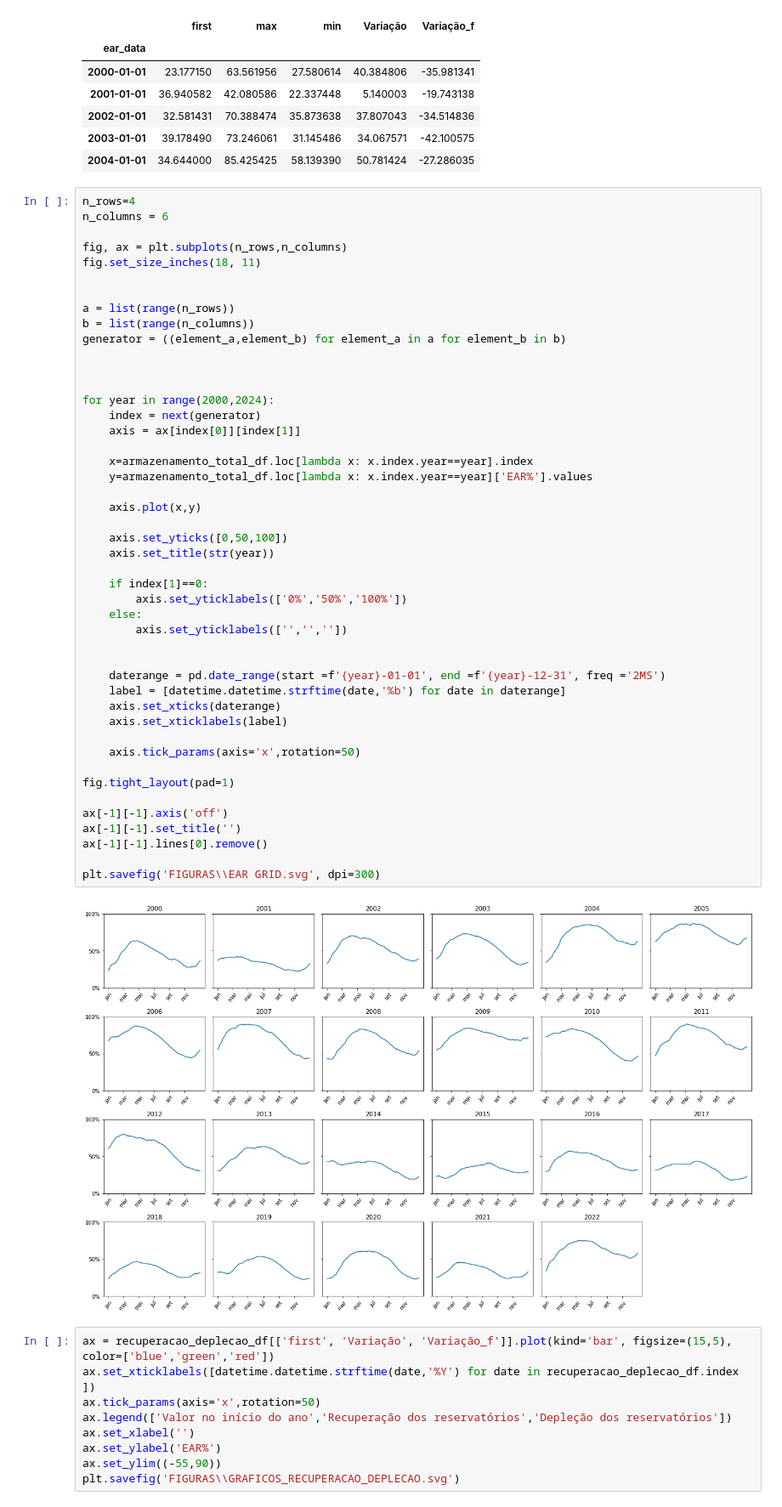
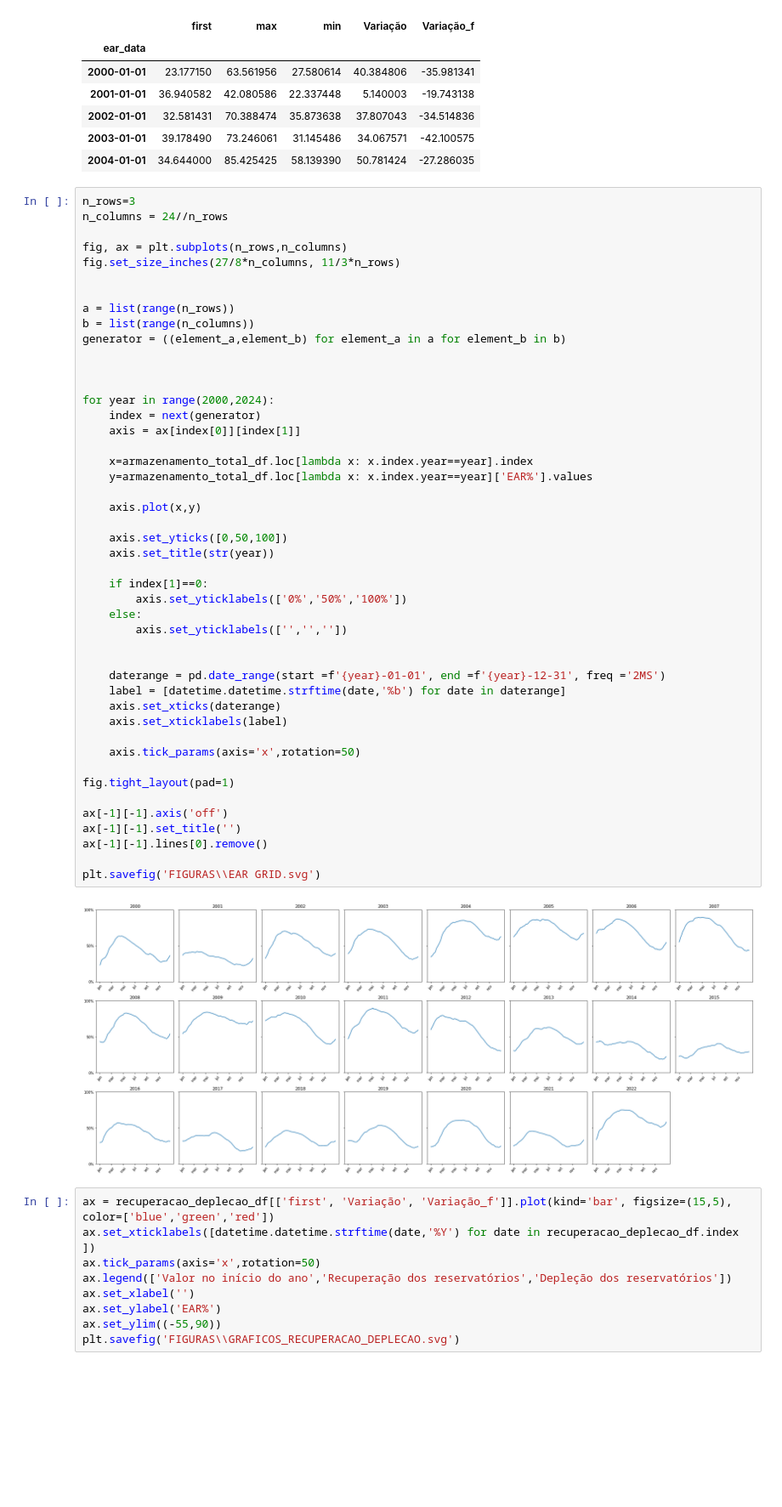
Before and after one commit to Rafa3lAlbuqueruqe/Planejamento_energetico_trabalhos, a Jupyter notebook: Seminário 1 - CMSE/dados_abertos_tratamento.ipynb, the cells around one changed output. Shown at 85% size. Saved outputs shown, nothing was run; the diff lists cells and outputs as text; blank space fills up the shorter version.

```diff
--- a/Seminário 1 - CMSE/dados_abertos_tratamento.ipynb
+++ b/Seminário 1 - CMSE/dados_abertos_tratamento.ipynb
@@ -213,11 +213,11 @@ recuperacao_deplecao_df.head()
 | 2003-01-01 | 39.178490 | 73.246061 | 31.145486 | 34.067571 | -42.100575 |
 | 2004-01-01 | 34.644000 | 85.425425 | 58.139390 | 50.781424 | -27.286035 |
 # %%
-n_rows=4
-n_columns = 6
+n_rows=3
+n_columns = 24//n_rows
 
 fig, ax = plt.subplots(n_rows,n_columns)
-fig.set_size_inches(18, 11)
+fig.set_size_inches(27/8*n_columns, 11/3*n_rows)
 
 
 a = list(range(n_rows))
@@ -231,35 +231,35 @@ for year in range(2000,2024):
     axis = ax[index[0]][index[1]]
 
     x=armazenamento_total_df.loc[lambda x: x.index.year==year].index
     y=armazenamento_total_df.loc[lambda x: x.index.year==year]['EAR%'].values
 
     axis.plot(x,y)
 
     axis.set_yticks([0,50,100])
     axis.set_title(str(year))
 
     if index[1]==0:
         axis.set_yticklabels(['0%','50%','100%'])
     else:
         axis.set_yticklabels(['','',''])
 
 
     daterange = pd.date_range(start =f'{year}-01-01', end =f'{year}-12-31', freq ='2MS')
     label = [datetime.datetime.strftime(date,'%b') for date in daterange]
     axis.set_xticks(daterange)
     axis.set_xticklabels(label)
 
     axis.tick_params(axis='x',rotation=50)
 
 fig.tight_layout(pad=1)
 
 ax[-1][-1].axis('off')
 ax[-1][-1].set_title('')
 ax[-1][-1].lines[0].remove()
 
-plt.savefig('FIGURAS\\EAR GRID.svg', dpi=300)
+plt.savefig('FIGURAS\\EAR GRID.svg')
 # %% [output]
-[figure, old version]
+[figure, new version]
 # %%
 ax = recuperacao_deplecao_df[['first', 'Variação', 'Variação_f']].plot(kind='bar', figsize=(15,5), color=['blue','green','red'])
 ax.set_xticklabels([datetime.datetime.strftime(date,'%Y') for date in recuperacao_deplecao_df.index ])
```
Also changed, not shown: parts of 11 cells of this notebook, 13 other files.
